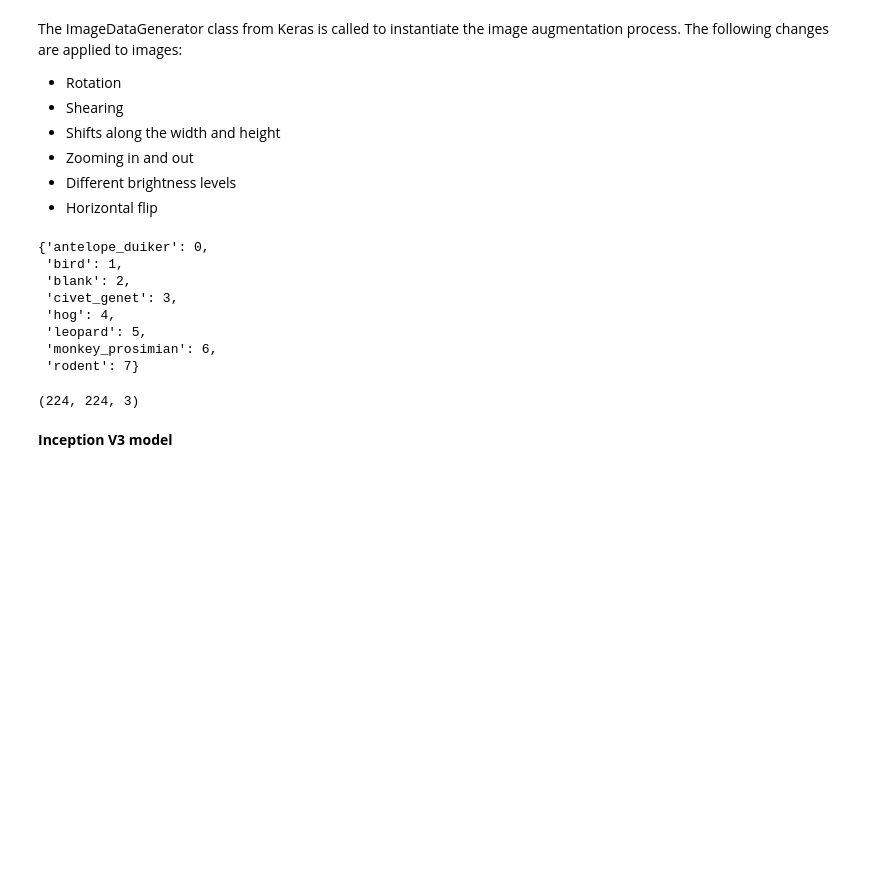
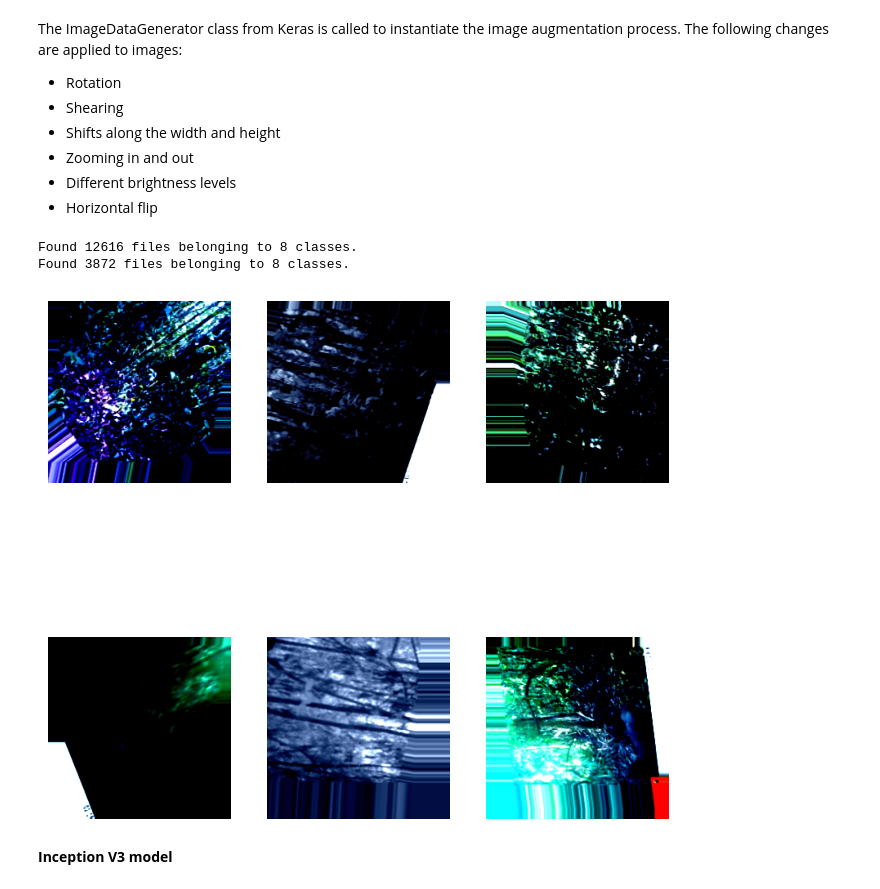
Before and after one commit to vlatko-v/drivendata-Conser-vision-Image-Classification, a Jupyter notebook: conser-vision.ipynb, the cells around one changed output. Saved outputs shown, nothing was run; the diff lists cells and outputs as text; code cells hidden in the pictures; blank space fills up the shorter version.

Commit message:
updated loading of augmented images

```diff
--- a/conser-vision.ipynb
+++ b/conser-vision.ipynb
@@ -829,21 +788,57 @@ val_densenet_augmented = val_datagen.flow_from_directory(
         classes=y_train.columns.to_list(),
         class_mode="categorical",
         target_size=(224, 224))
-# %%
-train_densenet_augmented.class_indices
-# %% [output]
-{'antelope_duiker': 0,
- 'bird': 1,
- 'blank': 2,
- 'civet_genet': 3,
- 'hog': 4,
- 'leopard': 5,
- 'monkey_prosimian': 6,
- 'rodent': 7}
-# %%
-train_densenet_augmented.image_shape
-# %% [output]
-(224, 224, 3)
+# %%
+train = keras.utils.image_dataset_from_directory(directory = "data/train",
+                                               batch_size = 128,
+                                               image_size = (224,224))
+
+val = keras.utils.image_dataset_from_directory(directory = "data/valid",
+                                               batch_size = 128,
+                                               image_size = (224,224))
+
+# Creating a list of augmentation layers
+
+augmentation_layers = [
+    prepro_input_dn201,
+    tf.keras.layers.RandomRotation(factor = 0.3, fill_mode = "nearest"),
+    tf.keras.layers.RandomTranslation(height_factor = 0.2, width_factor = 0.2, fill_mode = "nearest"),
+    keras_cv.layers.RandomShear(x_factor = 0.2, fill_mode = "nearest"),
+    tf.keras.layers.RandomZoom(height_factor = (-0.2, 0.2), fill_mode = "nearest"),
+    tf.keras.layers.RandomBrightness(factor = 0.5, value_range = [0, 1]),
+    keras_cv.layers.RandomSaturation(factor = (0.4,0.6)),
+    tf.keras.layers.RandomFlip("horizontal")
+    ]
+
+# Augmentation function to be applied to each image
+def data_augmentation(x):
+    for layer in augmentation_layers:
+        x = layer(x)
+    return x
+
+
+train_densenet_augmented = train.map(lambda x, y: (data_augmentation(x), tf.one_hot(y, depth = 8)))
+val_densenet_augmented = val.map(lambda x, y: (data_augmentation(x), tf.one_hot(y, depth = 8)))
+
+
+train_densenet_augmented = train_densenet_augmented.prefetch(buffer_size=tf.data.AUTOTUNE).cache()
+val_densenet_augmented = val_densenet_augmented.prefetch(buffer_size=tf.data.AUTOTUNE).cache()
+# %% [output]
+Found 12616 files belonging to 8 classes.
+Found 3872 files belonging to 8 classes.
+# %%
+images, labels = next(iter(train_densenet_augmented))
+
+plt.figure(figsize=(8, 8))
+
+for i in range(6):
+    ax = plt.subplot(2,3, i + 1)
+
+    plt.imshow(images[i])
+    #plt.title(int(labels[0]))
+    plt.axis("off")
+# %% [output]
+[figure, added]
 # %%
 seed = 65
 
```
Also changed, not shown: parts of 11 cells of this notebook.
